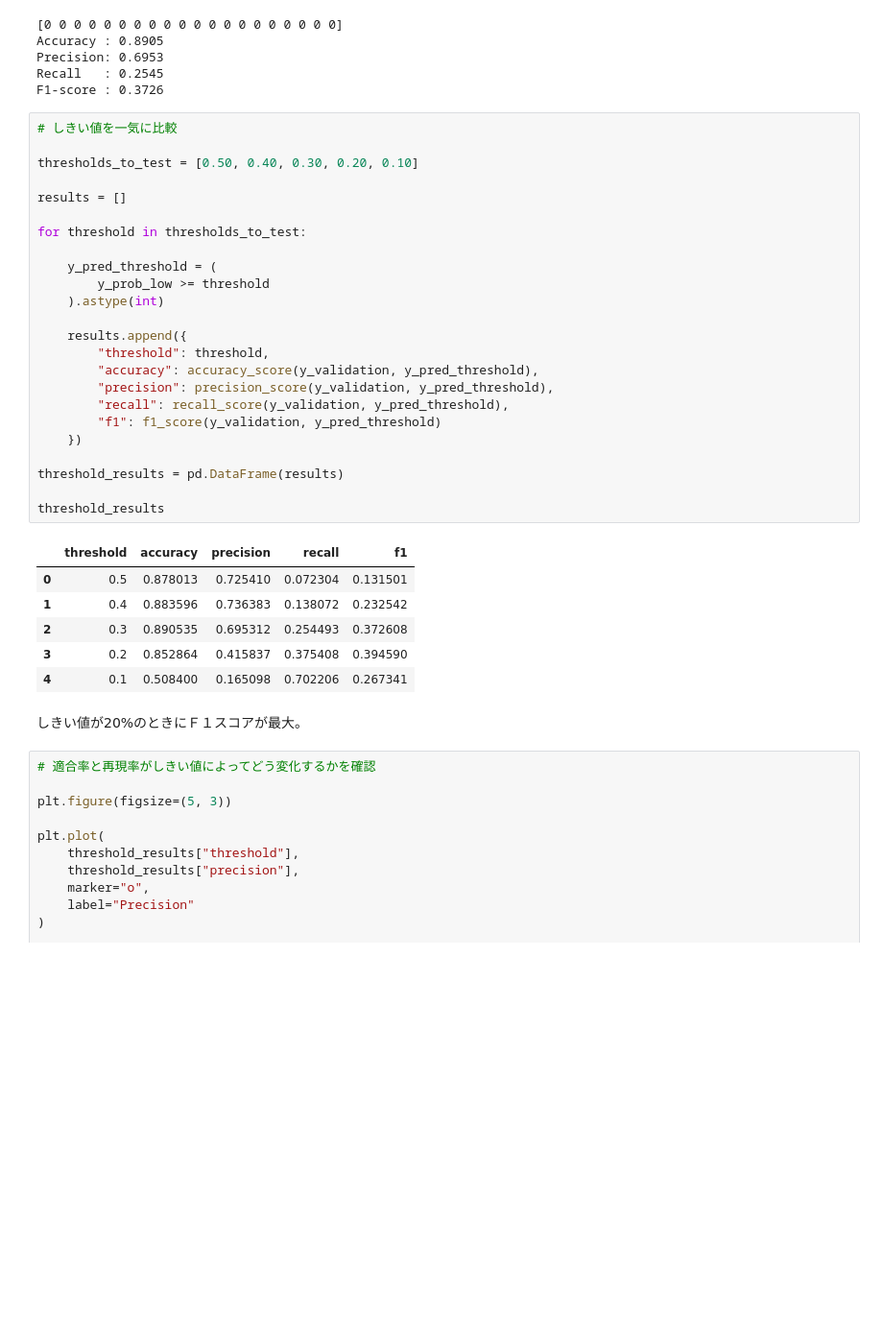
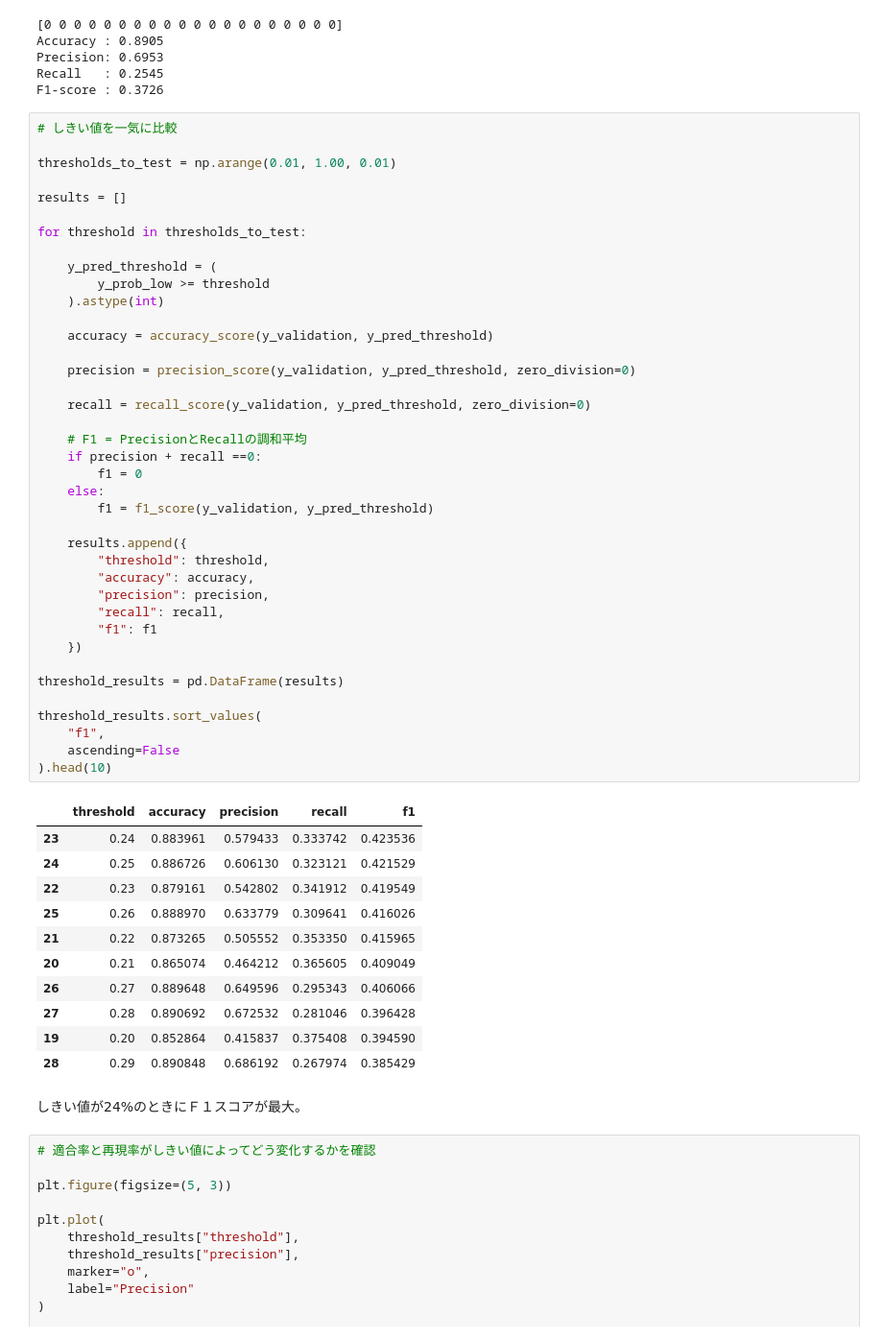
Before and after one commit to RyoShimoda/AWS_data_analysis, a Jupyter notebook: notebooks/predict_low_review.ipynb, the cells around one changed output. Shown at 96% size. Saved outputs shown, nothing was run; the diff lists cells and outputs as text; blank space fills up the shorter version.

```diff
--- a/notebooks/predict_low_review.ipynb
+++ b/notebooks/predict_low_review.ipynb
@@ -349,36 +349,56 @@ F1-score : 0.3726
 # %%
 # しきい値を一気に比較
 
-thresholds_to_test = [0.50, 0.40, 0.30, 0.20, 0.10]
+thresholds_to_test = np.arange(0.01, 1.00, 0.01)
 
 results = []
 
 for threshold in thresholds_to_test:
 
     y_pred_threshold = (
         y_prob_low >= threshold
     ).astype(int)
 
+    accuracy = accuracy_score(y_validation, y_pred_threshold)
+
+    precision = precision_score(y_validation, y_pred_threshold, zero_division=0)
+
+    recall = recall_score(y_validation, y_pred_threshold, zero_division=0)
+
+    # F1 = PrecisionとRecallの調和平均
+    if precision + recall ==0:
+        f1 = 0
+    else:
+        f1 = f1_score(y_validation, y_pred_threshold)
+
     results.append({
         "threshold": threshold,
-        "accuracy": accuracy_score(y_validation, y_pred_threshold),
-        "precision": precision_score(y_validation, y_pred_threshold),
-        "recall": recall_score(y_validation, y_pred_threshold),
-        "f1": f1_score(y_validation, y_pred_threshold)
+        "accuracy": accuracy,
+        "precision": precision,
+        "recall": recall,
+        "f1": f1
     })
 
 threshold_results = pd.DataFrame(results)
 
-threshold_results
+threshold_results.sort_values(
+    "f1",
+    ascending=False
+).head(10)
 # %% [output]
 |  | threshold | accuracy | precision | recall | f1 |
-| 0 | 0.5 | 0.878013 | 0.725410 | 0.072304 | 0.131501 |
-| 1 | 0.4 | 0.883596 | 0.736383 | 0.138072 | 0.232542 |
-| 2 | 0.3 | 0.890535 | 0.695312 | 0.254493 | 0.372608 |
-| 3 | 0.2 | 0.852864 | 0.415837 | 0.375408 | 0.394590 |
-| 4 | 0.1 | 0.508400 | 0.165098 | 0.702206 | 0.267341 |
+| 23 | 0.24 | 0.883961 | 0.579433 | 0.333742 | 0.423536 |
+| 24 | 0.25 | 0.886726 | 0.606130 | 0.323121 | 0.421529 |
+| 22 | 0.23 | 0.879161 | 0.542802 | 0.341912 | 0.419549 |
+| 25 | 0.26 | 0.888970 | 0.633779 | 0.309641 | 0.416026 |
+| 21 | 0.22 | 0.873265 | 0.505552 | 0.353350 | 0.415965 |
+| 20 | 0.21 | 0.865074 | 0.464212 | 0.365605 | 0.409049 |
+| 26 | 0.27 | 0.889648 | 0.649596 | 0.295343 | 0.406066 |
+| 27 | 0.28 | 0.890692 | 0.672532 | 0.281046 | 0.396428 |
+| 19 | 0.20 | 0.852864 | 0.415837 | 0.375408 | 0.394590 |
+| 28 | 0.29 | 0.890848 | 0.686192 | 0.267974 | 0.385429 |
 # %% [markdown]
-しきい値が20%のときにＦ１スコアが最大。
+しきい値が24%のときにＦ１スコアが最大。
 # %%
 # 適合率と再現率がしきい値によってどう変化するかを確認
 
```
Also changed, not shown: parts of 1 cell of this notebook, 2 other files.
